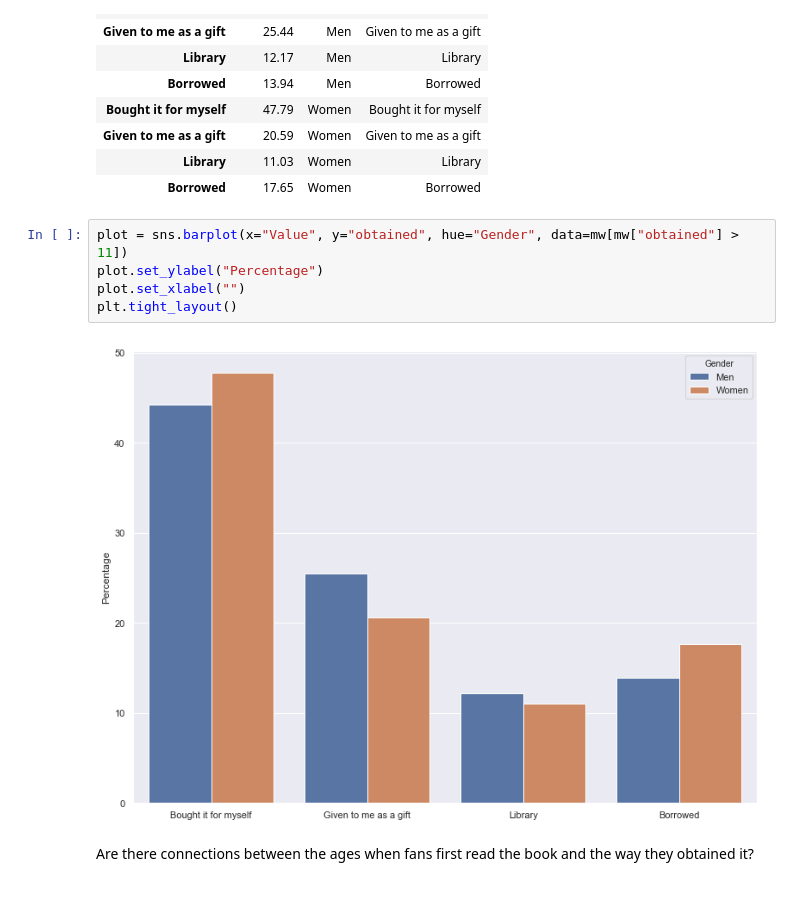
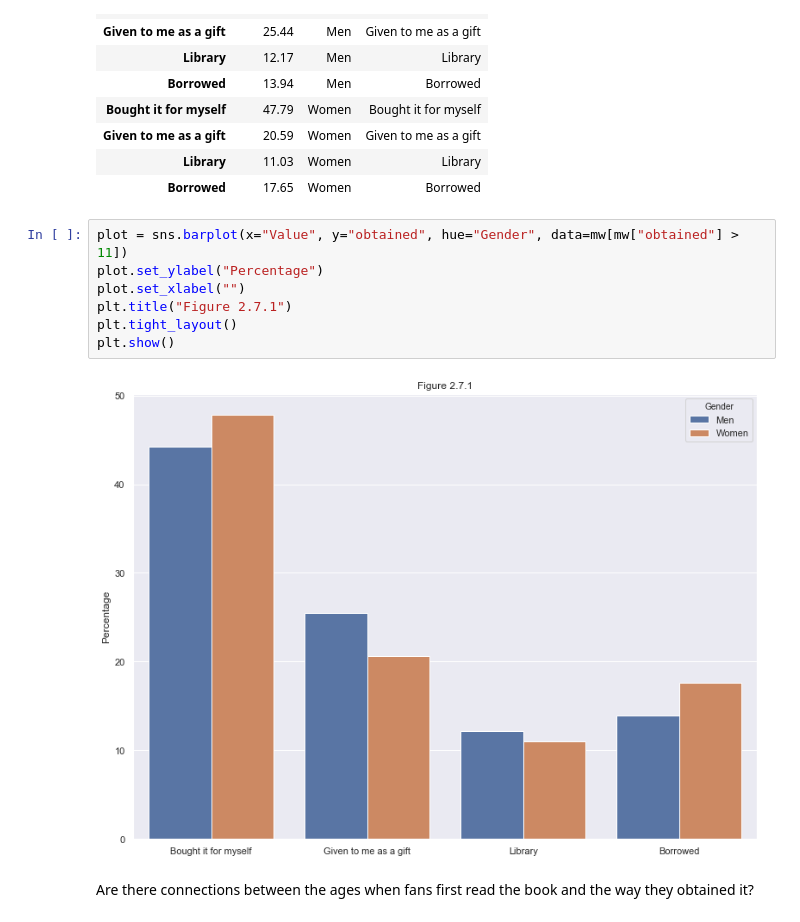
Before and after one commit to aegonwolf/hhg2g, a Jupyter notebook: hhg2g.ipynb, the cells around one changed output. Cells and saved outputs as stored; diff of their text form.

```diff
--- a/hhg2g.ipynb
+++ b/hhg2g.ipynb
@@ -254,10 +254,12 @@ mw[mw["obtained"] > 11]
 # %%
 plot = sns.barplot(x="Value", y="obtained", hue="Gender", data=mw[mw["obtained"] > 11])
 plot.set_ylabel("Percentage")
 plot.set_xlabel("")
+plt.title("Figure 2.7.1")
 plt.tight_layout()
+plt.show()
 # %% [output]
-[figure, old version]
+[figure, new version]
 # %% [markdown]
 Are there connections between the ages when fans first read the book and the way they obtained it?
 # %%
```
Also changed, not shown: parts of 34 cells of this notebook.
